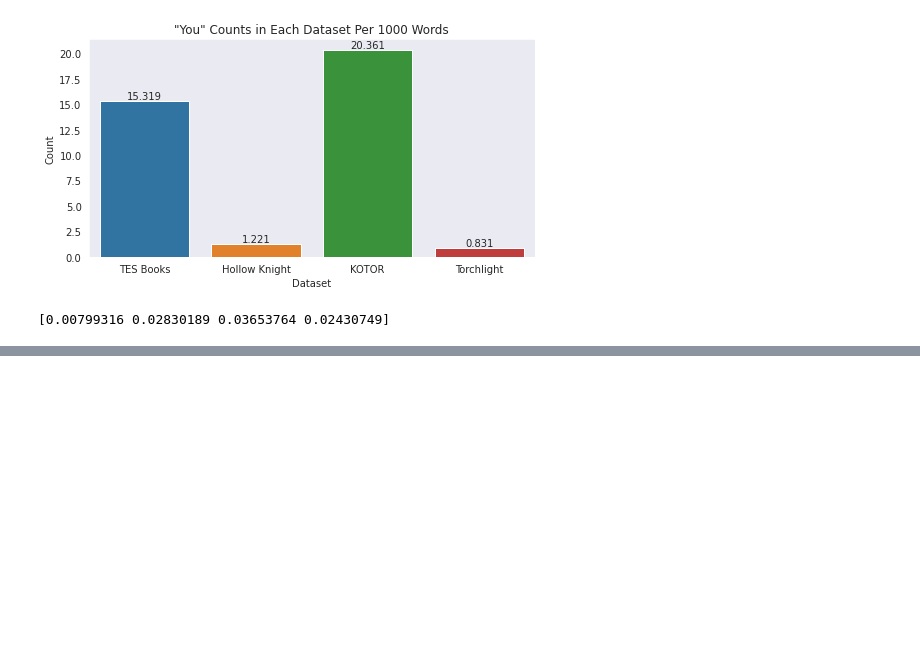
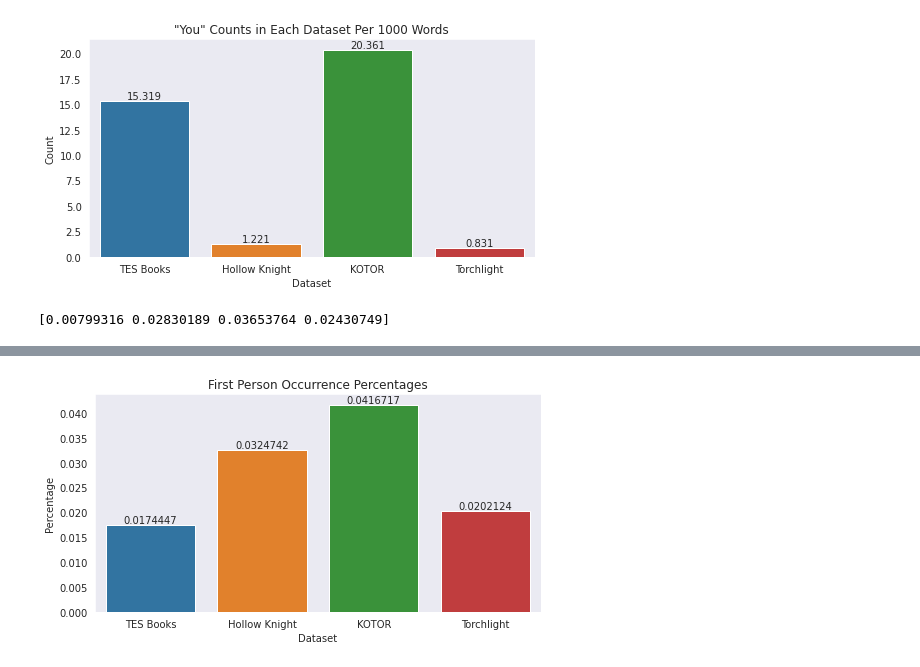
Before and after one commit to Data-Science-for-Linguists-2022/Pragmatics-In-Video-Games, a Jupyter notebook: notebooks/analysis.ipynb, the cells around one changed output, grey strips where cells are left out. Saved outputs shown, nothing was run; the diff lists cells and outputs as text; code cells hidden in the pictures; blank space fills up the shorter version.

```diff
--- a/notebooks/analysis.ipynb
+++ b/notebooks/analysis.ipynb
@@ -136,0 +142,16 @@ This makes sense given that the data for _Hollow Knight_, _KOTOR_, and _Torchlig
+# %%
+# List of regexes
+fp_re = re.compile(r"\b(?:I|me)\b")
+tp_re = re.compile(r"\b(?:(?:s)?he|(?:h)(?:er|im))\b", re.IGNORECASE)
+fpp_re = re.compile(r"\b(?:we|us)\b", re.IGNORECASE)
+tpp_re = re.compile(r"\bthe(?:y|m)\b", re.IGNORECASE)
+# %%
+# First person
+percentages = np.array([])
+
+for (i, c) in enumerate(datasets):
+    percentages = np.append(percentages, locator(datasets[i]['text'], fp_re)/get_count(datasets[i]['text']))
+
+barplot(x=titles, y=percentages, title='First Person Occurrence Percentages', xlabel="Dataset", ylabel="Percentage", figsize=(8,4))
+# %% [output]
+[figure, added]
```
Also changed, not shown: parts of 6 cells of this notebook.
